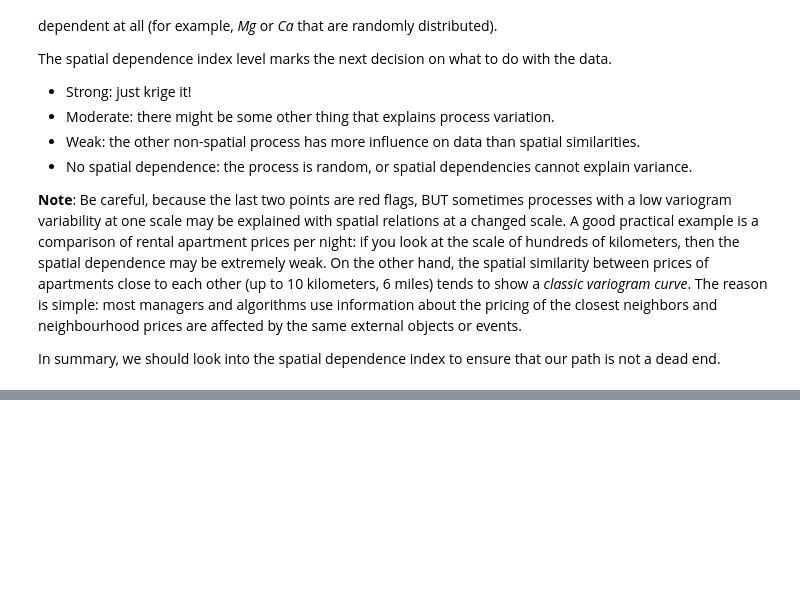
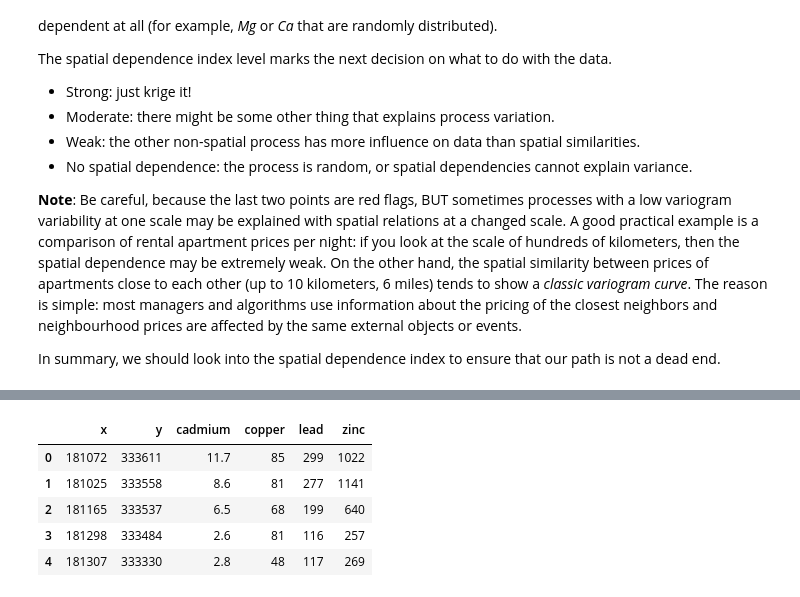
Before and after one commit to DataverseLabs/pyinterpolate, a Jupyter notebook: tutorials/Spatial Dependence Index (Basic).ipynb, the cells around one changed output, grey strips where cells are left out. Cells and saved outputs as stored; diff of their text form; code cells hidden in the pictures; blank space fills up the shorter version.

```diff
--- a/tutorials/Spatial Dependence Index (Basic).ipynb
+++ b/tutorials/Spatial Dependence Index (Basic).ipynb
@@ -68,0 +94,10 @@ In summary, we should look into the spatial dependence index to ensure that our
+# %%
+df = pd.read_csv(MEUSE_FILE, usecols=COLS)
+df.head()
+# %% [output]
+|  | x | y | cadmium | copper | lead | zinc |
+| 0 | 181072 | 333611 | 11.7 | 85 | 299 | 1022 |
+| 1 | 181025 | 333558 | 8.6 | 81 | 277 | 1141 |
+| 2 | 181165 | 333537 | 6.5 | 68 | 199 | 640 |
+| 3 | 181298 | 333484 | 2.6 | 81 | 116 | 257 |
+| 4 | 181307 | 333330 | 2.8 | 48 | 117 | 269 |
```
Also changed, not shown: parts of 9 cells of this notebook.
